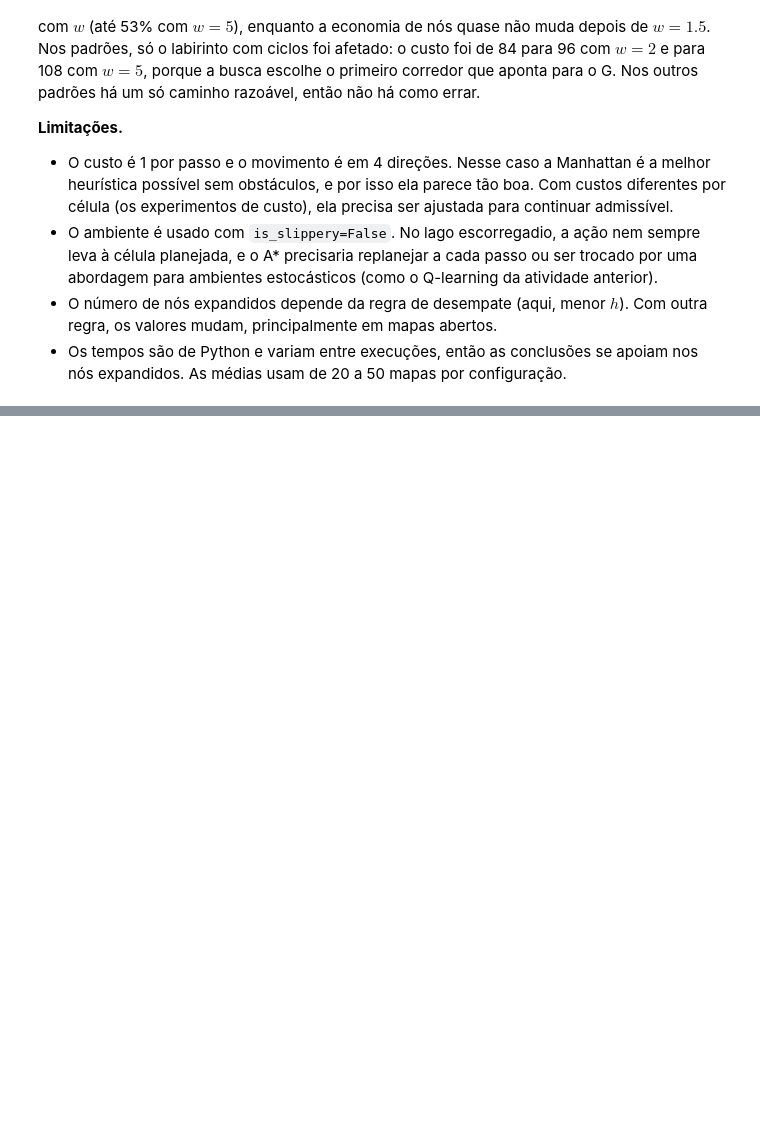
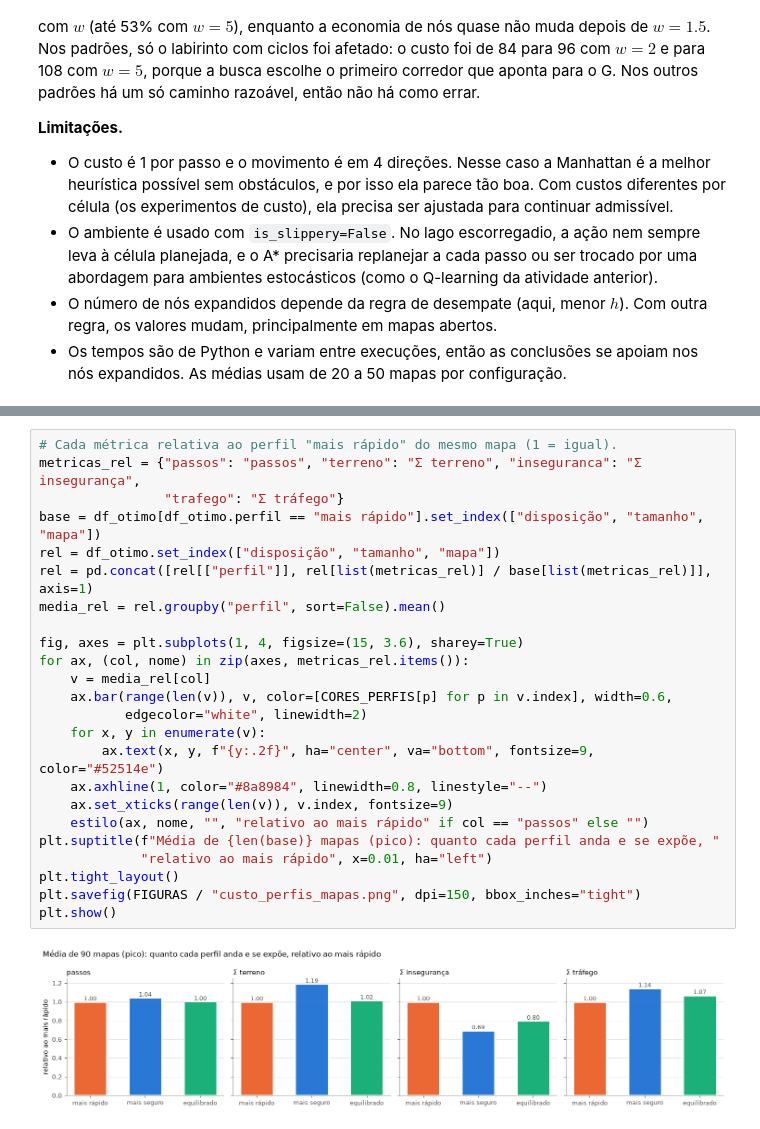
Before and after one commit to ctrindadedev/game-ai-lab, a Jupyter notebook: FrozenLake/frozenlake_astar.ipynb, the cells around one changed output, grey strips where cells are left out. Cells and saved outputs as stored; diff of their text form; blank space fills up the shorter version.

```diff
--- a/FrozenLake/frozenlake_astar.ipynb
+++ b/FrozenLake/frozenlake_astar.ipynb
@@ -646,0 +899,26 @@ Abrir 10% das paredes do labirinto reduz o custo para 84, e aí a heurística vo
+# %%
+# Cada métrica relativa ao perfil "mais rápido" do mesmo mapa (1 = igual).
+metricas_rel = {"passos": "passos", "terreno": "Σ terreno", "inseguranca": "Σ insegurança",
+                "trafego": "Σ tráfego"}
+base = df_otimo[df_otimo.perfil == "mais rápido"].set_index(["disposição", "tamanho", "mapa"])
+rel = df_otimo.set_index(["disposição", "tamanho", "mapa"])
+rel = pd.concat([rel[["perfil"]], rel[list(metricas_rel)] / base[list(metricas_rel)]], axis=1)
+media_rel = rel.groupby("perfil", sort=False).mean()
+
+fig, axes = plt.subplots(1, 4, figsize=(15, 3.6), sharey=True)
+for ax, (col, nome) in zip(axes, metricas_rel.items()):
+    v = media_rel[col]
+    ax.bar(range(len(v)), v, color=[CORES_PERFIS[p] for p in v.index], width=0.6,
+           edgecolor="white", linewidth=2)
+    for x, y in enumerate(v):
+        ax.text(x, y, f"{y:.2f}", ha="center", va="bottom", fontsize=9, color="#52514e")
+    ax.axhline(1, color="#8a8984", linewidth=0.8, linestyle="--")
+    ax.set_xticks(range(len(v)), v.index, fontsize=9)
+    estilo(ax, nome, "", "relativo ao mais rápido" if col == "passos" else "")
+plt.suptitle(f"Média de {len(base)} mapas (pico): quanto cada perfil anda e se expõe, "
+             "relativo ao mais rápido", x=0.01, ha="left")
+plt.tight_layout()
+plt.savefig(FIGURAS / "custo_perfis_mapas.png", dpi=150, bbox_inches="tight")
+plt.show()
+# %% [output]
+[figure, added]
```
Also changed, not shown: parts of 27 cells of this notebook, 7 other files.
